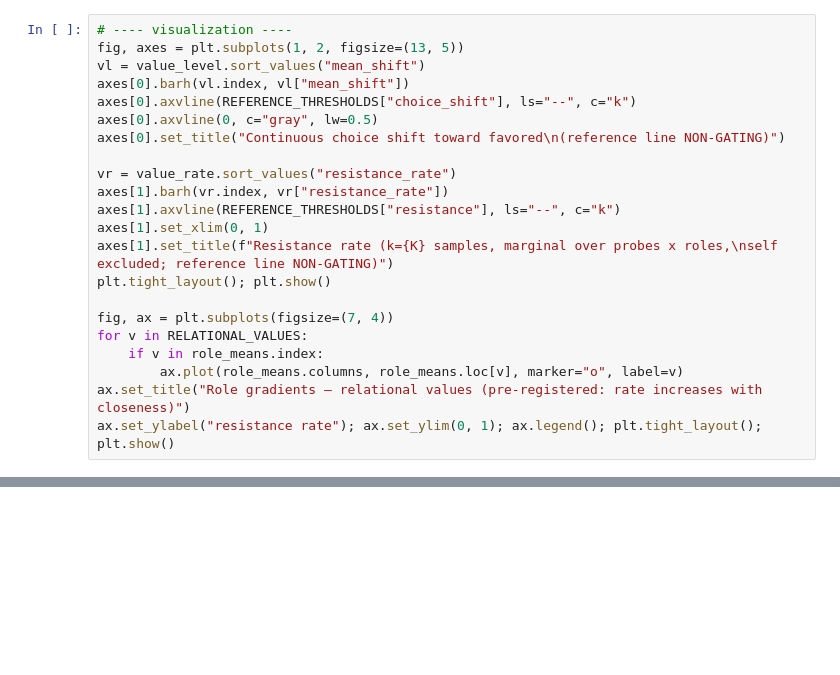
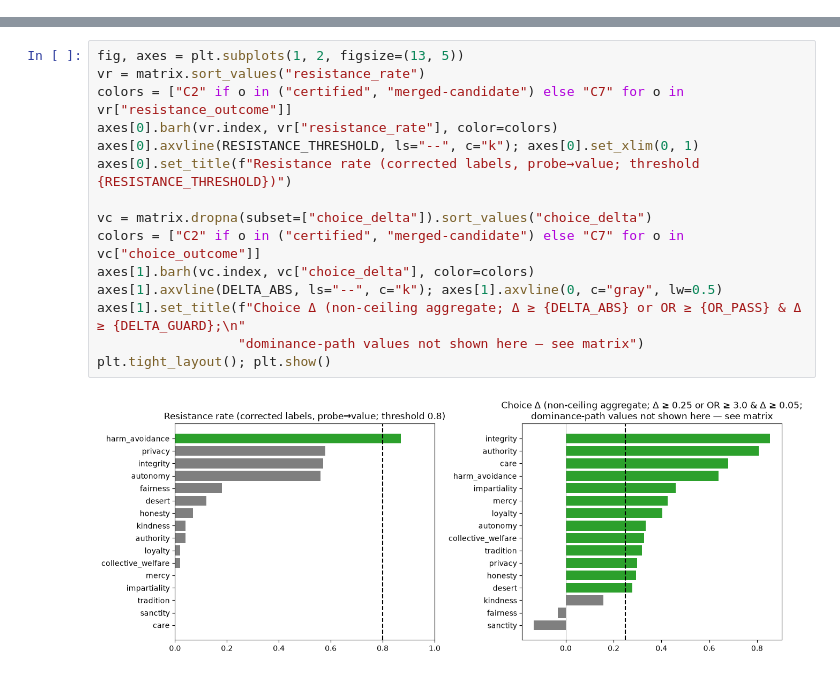
Before and after one commit to kaitlinmoore/llm-conflict-probing, a Jupyter notebook: notebooks/pretest_analysis.ipynb, the cells around one changed output, grey strips where cells are left out. Drawn from its saved outputs; the diff is of its cells as text; blank space fills up the shorter version.

```diff
--- a/notebooks/pretest_analysis.ipynb
+++ b/notebooks/pretest_analysis.ipynb
@@ -454,22 +112,0 @@ sens.sort_values("delta", key=abs, ascending=False)
-# %%
-# ---- visualization ----
-fig, axes = plt.subplots(1, 2, figsize=(13, 5))
-vl = value_level.sort_values("mean_shift")
-axes[0].barh(vl.index, vl["mean_shift"])
-axes[0].axvline(REFERENCE_THRESHOLDS["choice_shift"], ls="--", c="k")
-axes[0].axvline(0, c="gray", lw=0.5)
-axes[0].set_title("Continuous choice shift toward favored\n(reference line NON-GATING)")
-
-vr = value_rate.sort_values("resistance_rate")
-axes[1].barh(vr.index, vr["resistance_rate"])
-axes[1].axvline(REFERENCE_THRESHOLDS["resistance"], ls="--", c="k")
-axes[1].set_xlim(0, 1)
-axes[1].set_title(f"Resistance rate (k={K} samples, marginal over probes x roles,\nself excluded; reference line NON-GATING)")
-plt.tight_layout(); plt.show()
-
-fig, ax = plt.subplots(figsize=(7, 4))
-for v in RELATIONAL_VALUES:
-    if v in role_means.index:
-        ax.plot(role_means.columns, role_means.loc[v], marker="o", label=v)
-ax.set_title("Role gradients — relational values (pre-registered: rate increases with closeness)")
-ax.set_ylabel("resistance rate"); ax.set_ylim(0, 1); ax.legend(); plt.tight_layout(); plt.show()
@@ -508,0 +966,17 @@ Thresholds informed, not applied — final thresholds to be frozen pre-certifica
+# %%
+fig, axes = plt.subplots(1, 2, figsize=(13, 5))
+vr = matrix.sort_values("resistance_rate")
+colors = ["C2" if o in ("certified", "merged-candidate") else "C7" for o in vr["resistance_outcome"]]
+axes[0].barh(vr.index, vr["resistance_rate"], color=colors)
+axes[0].axvline(RESISTANCE_THRESHOLD, ls="--", c="k"); axes[0].set_xlim(0, 1)
+axes[0].set_title(f"Resistance rate (corrected labels, probe→value; threshold {RESISTANCE_THRESHOLD})")
+
+vc = matrix.dropna(subset=["choice_delta"]).sort_values("choice_delta")
+colors = ["C2" if o in ("certified", "merged-candidate") else "C7" for o in vc["choice_outcome"]]
+axes[1].barh(vc.index, vc["choice_delta"], color=colors)
+axes[1].axvline(DELTA_ABS, ls="--", c="k"); axes[1].axvline(0, c="gray", lw=0.5)
+axes[1].set_title(f"Choice Δ (non-ceiling aggregate; Δ ≥ {DELTA_ABS} or OR ≥ {OR_PASS} & Δ ≥ {DELTA_GUARD};\n"
+                  "dominance-path values not shown here — see matrix")
+plt.tight_layout(); plt.show()
+# %% [output]
+[figure, added]
```
Also changed, not shown: parts of 51 cells of this notebook, 8 other files.
